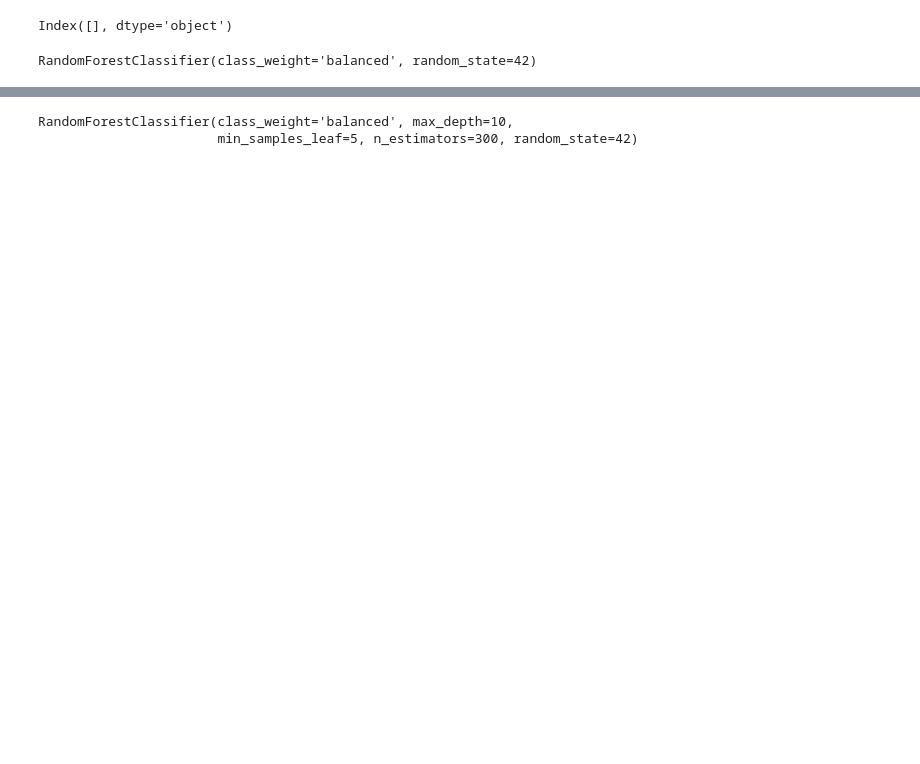
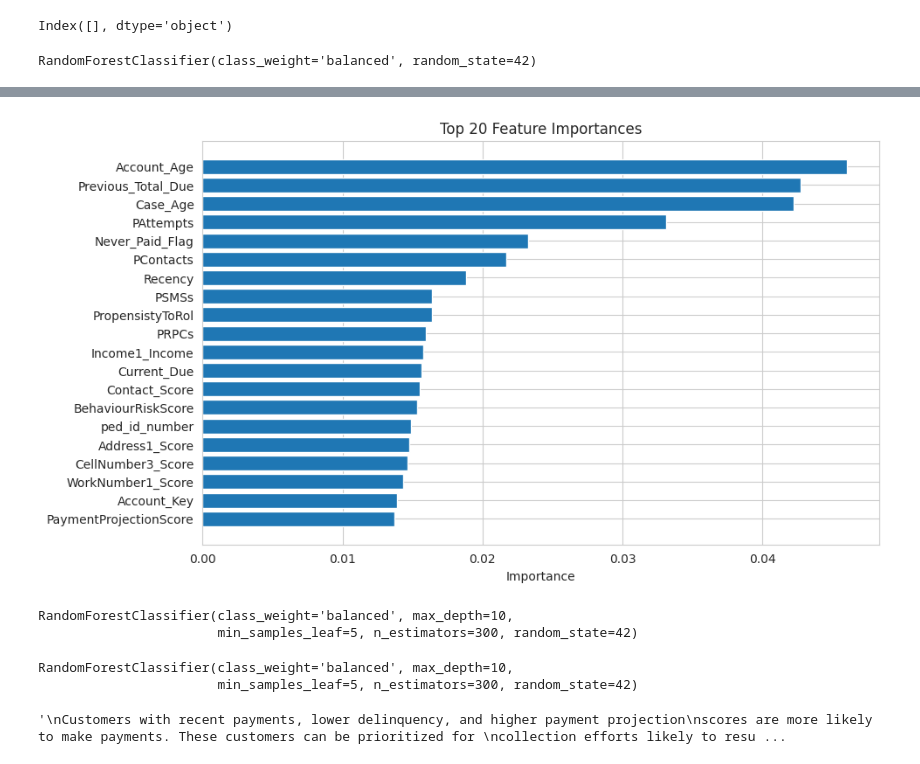
Before and after one commit to reneeka-sharma/NeoSOFT_reeneka, a Jupyter notebook: ml model.ipynb, the cells around one changed output, grey strips where cells are left out. Saved outputs shown, nothing was run; the diff lists cells and outputs as text; code cells hidden in the pictures; blank space fills up the shorter version.

```diff
--- a/ml model.ipynb
+++ b/ml model.ipynb
@@ -1075,3 +1101,17 @@ print(importance.head(20))
+# %%
+top20 = importance.head(20)
+
+plt.figure(figsize=(10,6))
+plt.barh(
+    top20['Feature'],
+    top20['Importance']
+)
+plt.xlabel("Importance")
+plt.title("Top 20 Feature Importances")
+plt.gca().invert_yaxis()
+plt.show()
+# %% [output]
+[figure, added]
 # %%
 # Hyperparamter tuning
 RandomForestClassifier(
@@ -1084,3 +1124,16 @@ RandomForestClassifier(
 # %% [output]
 RandomForestClassifier(class_weight='balanced', max_depth=10,
                        min_samples_leaf=5, n_estimators=300, random_state=42)
+# %%
+best_rf = RandomForestClassifier(
+    max_depth=10,
+    min_samples_leaf=5,
+    n_estimators=300,
+    class_weight='balanced',
+    random_state=42
+)
+
+best_rf.fit(X_train, y_train)
+# %% [output]
+RandomForestClassifier(class_weight='balanced', max_depth=10,
+                       min_samples_leaf=5, n_estimators=300, random_state=42)
@@ -1086,0 +1153,9 @@ RandomForestClassifier(class_weight='balanced', max_depth=10,
+# %%
+# Buisness Interpretation
+"""
+Customers with recent payments, lower delinquency, and higher payment projection
+scores are more likely to make payments. These customers can be prioritized for
+collection efforts likely to result in successful recovery.
+"""
+# %% [output]
+'\nCustomers with recent payments, lower delinquency, and higher payment projection\nscores are more likely to make payments. These customers can be prioritized for \ncollection efforts likely to resu ...
```
Also changed, not shown: parts of 14 cells of this notebook.
